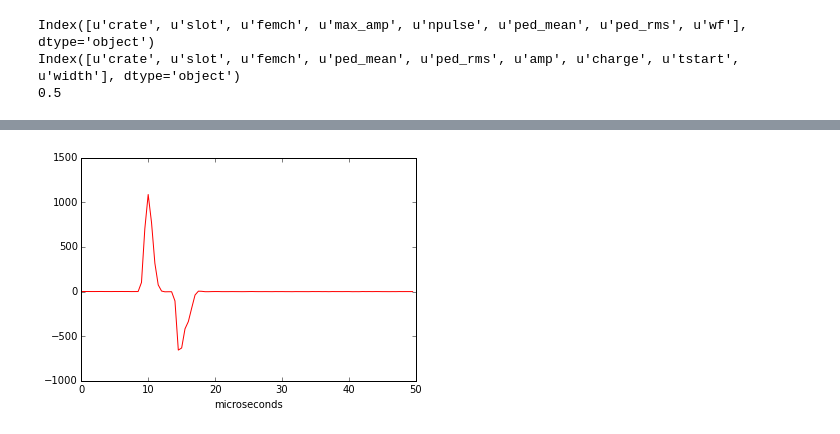
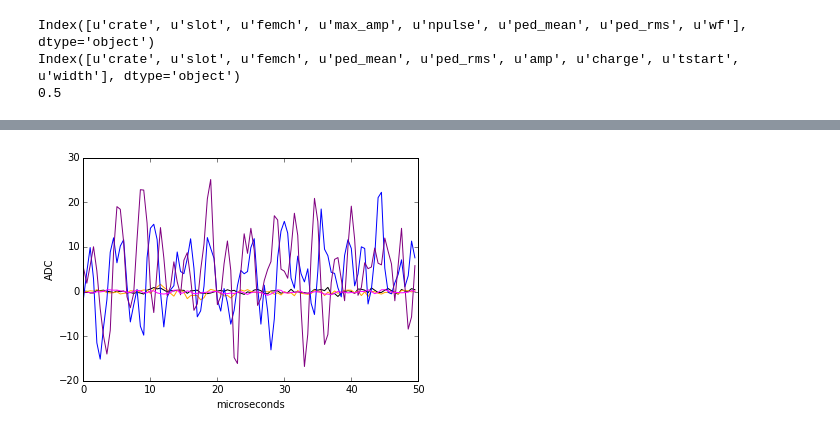
Before and after one commit to twongjirad/showstopper, a Jupyter notebook: scratch_fft.ipynb, the cells around one changed output, grey strips where cells are left out. Saved outputs shown, nothing was run; the diff lists cells and outputs as text; code cells hidden in the pictures.

```diff
--- a/scratch_fft.ipynb
+++ b/scratch_fft.ipynb
@@ -27,18 +30,22 @@ Index([u'crate', u'slot', u'femch', u'ped_mean', u'ped_rms', u'amp', u'charge',
 queries = {'pulsed [2,6,0]':'crate==2 & slot==6 & femch==0',
             'neighbor [2,6,2]':'crate==2 & slot==6 & femch==2',
             'unrelated [4,6,2]':'crate==4 & slot==6 & femch==2',
-            'bad [7,4,0]':'crate==7 & slot==4 & femch==0',
-            'bad [6,9,10]':'crate==6 & slot==9 & femch==10'}
+            'bad (corr.) [7,4,0]':'crate==7 & slot==4 & femch==0',
+            'bad (anti.) [6,9,10]':'crate==6 & slot==9 & femch==10',
+            'V678 [9,11,19]':'crate==9 & slot==11 & femch==19'}
 colors = {'pulsed [2,6,0]':'red',
           'neighbor [2,6,2]':'orange',
             'unrelated [4,6,2]':'black',
-            'bad [7,4,0]':'blue',
-            'bad [6,9,10]':'purple'}
+            'bad (corr.) [7,4,0]':'blue',
+            'bad (anti.) [6,9,10]':'purple',
+            'V678 [9,11,19]':'magenta'}
 arrs = {}
 ntdcs = 100
 T = 100*tdc
 for name,query in queries.items():
     arrs[name] = wfdf.query( query )['wf'].values[0]
+    print wfdf.query( query )['ped_mean'].values[0]
+    arrs[name][:] -= wfdf.query( query )['ped_mean'].values[0]
 print arrs.keys()
 print 'Period: ',T,'microseconds'
 # %% [output]
@@ -46,6 +59,12 @@ print 'Period: ',T,'microseconds'
 Period:  50.0 microseconds
 # %%
 wired = 864 # from Jonanathan, Plane U
-# %%
-for name,arr in arrs.items():
-    arr[:] -= np.mean( arr[:10] )
+# %%
+
+for name in ['pulsed [2,6,0]','neighbor [2,6,2]','V678 [9,11,19]']:
+    plt.figure()
+    plt.plot(np.arange(0,tdc*len(arrs[name][:100]), tdc), arrs[name][:100], 'r',color=colors[name])
+    plt.xlabel('microseconds')
+    plt.grid()
+    plt.title(name)
+    plt.show()
@@ -52,8 +75,12 @@ for name,arr in arrs.items():
 # %%
 plt.figure()
 sig = 'pulsed [2,6,0]'
-plt.plot(np.arange(0,tdc*len(arrs[sig][:100]), tdc), arrs[sig][:100], 'r',color=colors[sig])
+for name,arr in arrs.items():
+    if name==sig:
+        continue
+    plt.plot(np.arange(0,tdc*len(arr[:100]), tdc), arr[:100], 'r',color=colors[name])
 plt.xlabel('microseconds')
+plt.ylabel('ADC')
 plt.show()
 # %% [output]
-[figure, old version]
+[figure, new version]
```
Also changed, not shown: parts of 9 cells of this notebook, 2 other files.
